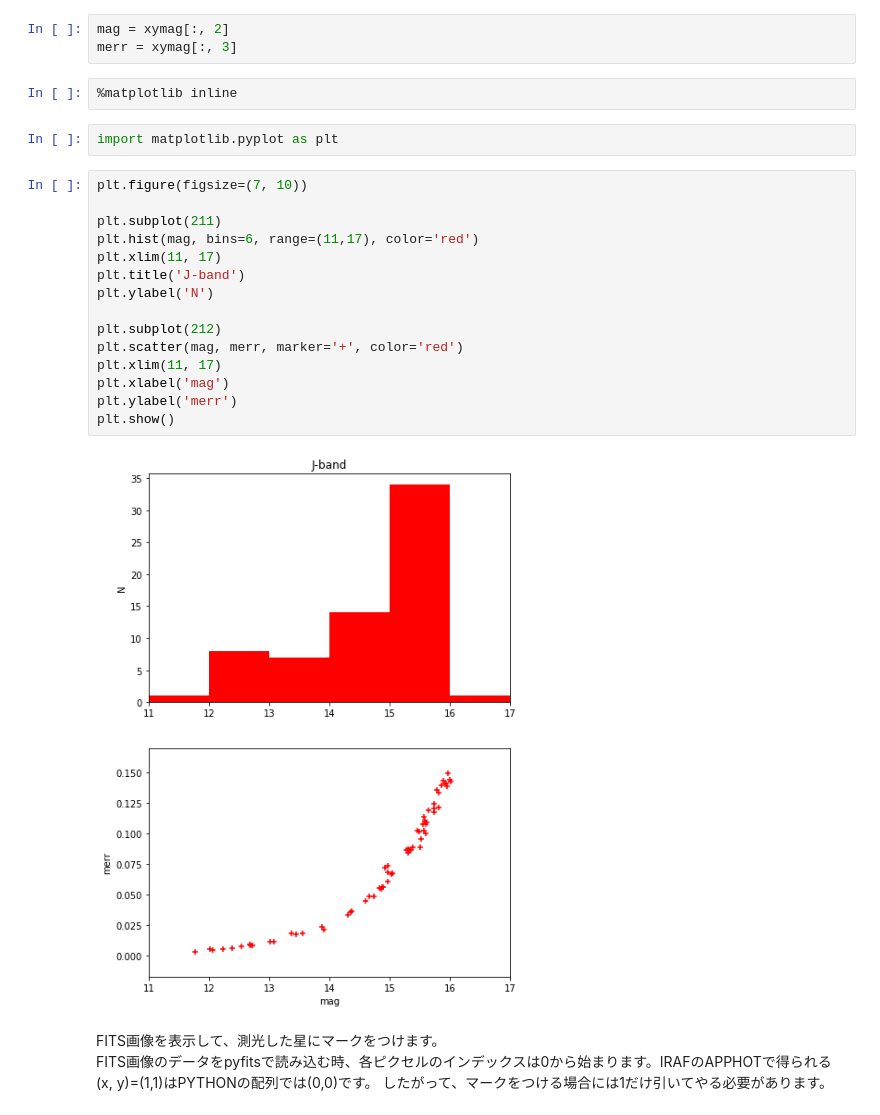
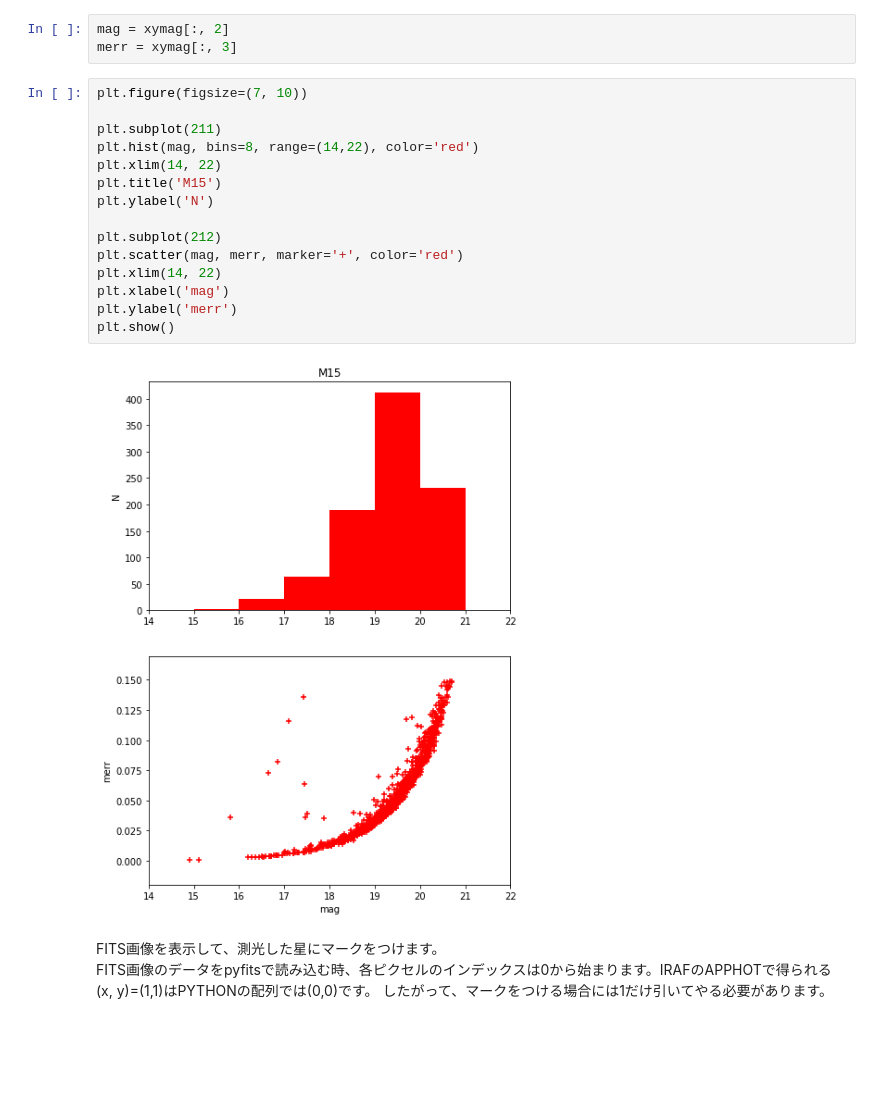
Before and after one commit to yas-nakajima/adc2017python, a Jupyter notebook: course5_IRAF_apphot.ipynb, the cells around one changed output. Saved outputs shown, nothing was run; the diff lists cells and outputs as text; blank space fills up the shorter version.

```diff
--- a/course5_IRAF_apphot.ipynb
+++ b/course5_IRAF_apphot.ipynb
@@ -103,27 +127,23 @@ pythonのインデックスは0から始まることに注意。等級は3カラ
 # %%
 mag = xymag[:, 2]
 merr = xymag[:, 3]
-# %%
-%matplotlib inline
-# %%
-import matplotlib.pyplot as plt
 # %%
 plt.figure(figsize=(7, 10))
 
 plt.subplot(211)
-plt.hist(mag, bins=6, range=(11,17), color='red')
-plt.xlim(11, 17)
-plt.title('J-band')
+plt.hist(mag, bins=8, range=(14,22), color='red')
+plt.xlim(14, 22)
+plt.title('M15')
 plt.ylabel('N')
 
 plt.subplot(212)
 plt.scatter(mag, merr, marker='+', color='red')
-plt.xlim(11, 17)
+plt.xlim(14, 22)
 plt.xlabel('mag')
 plt.ylabel('merr')
 plt.show()
 # %% [output]
-[figure, old version]
+[figure, new version]
 # %% [markdown]
 FITS画像を表示して、測光した星にマークをつけます。
 FITS画像のデータをpyfitsで読み込む時、各ピクセルのインデックスは0から始まります。IRAFのAPPHOTで得られる(x, y)=(1,1)はPYTHONの配列では(0,0)です。 したがって、マークをつける場合には1だけ引いてやる必要があります。
```
Also changed, not shown: parts of 71 cells of this notebook.
